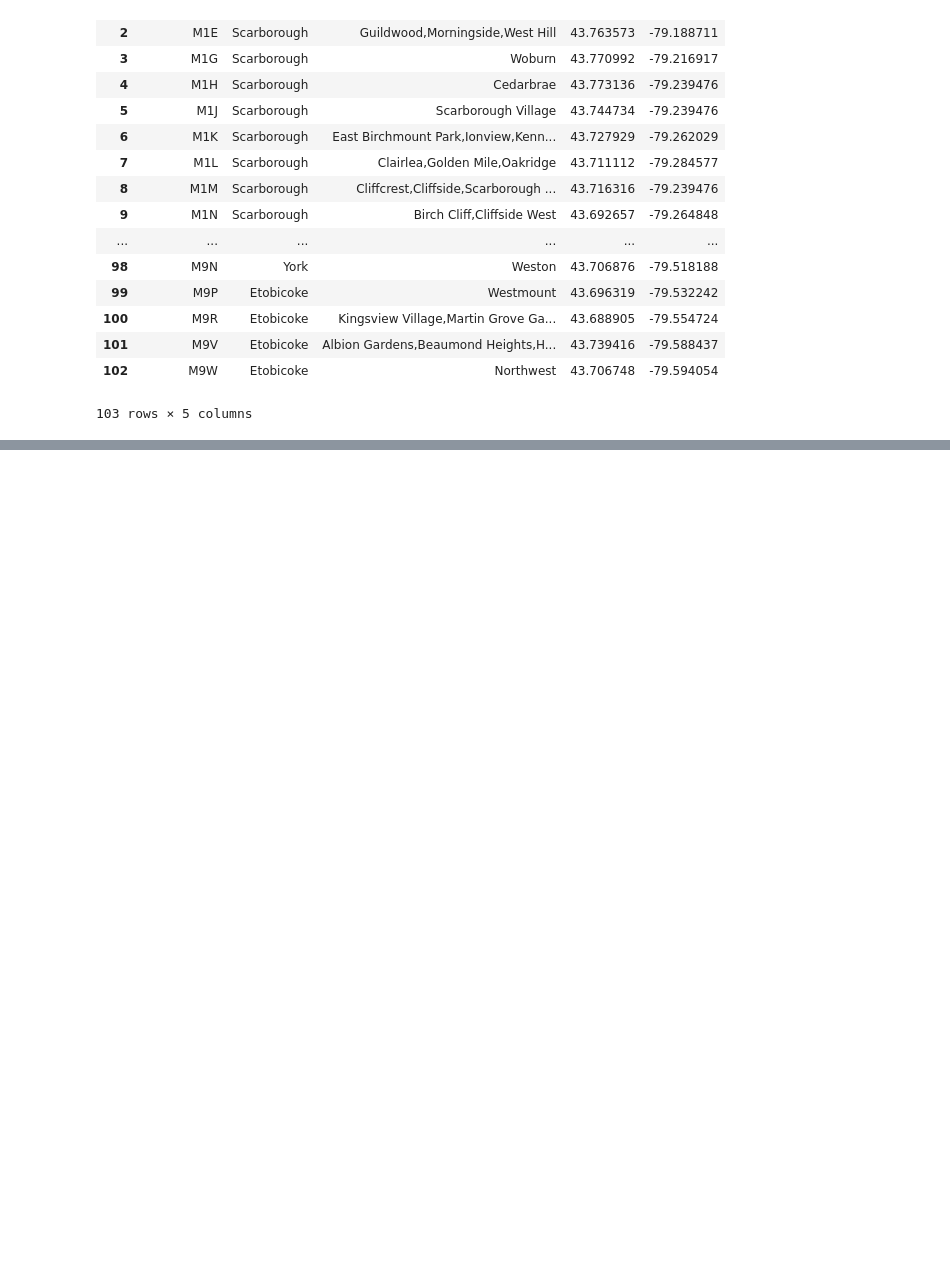
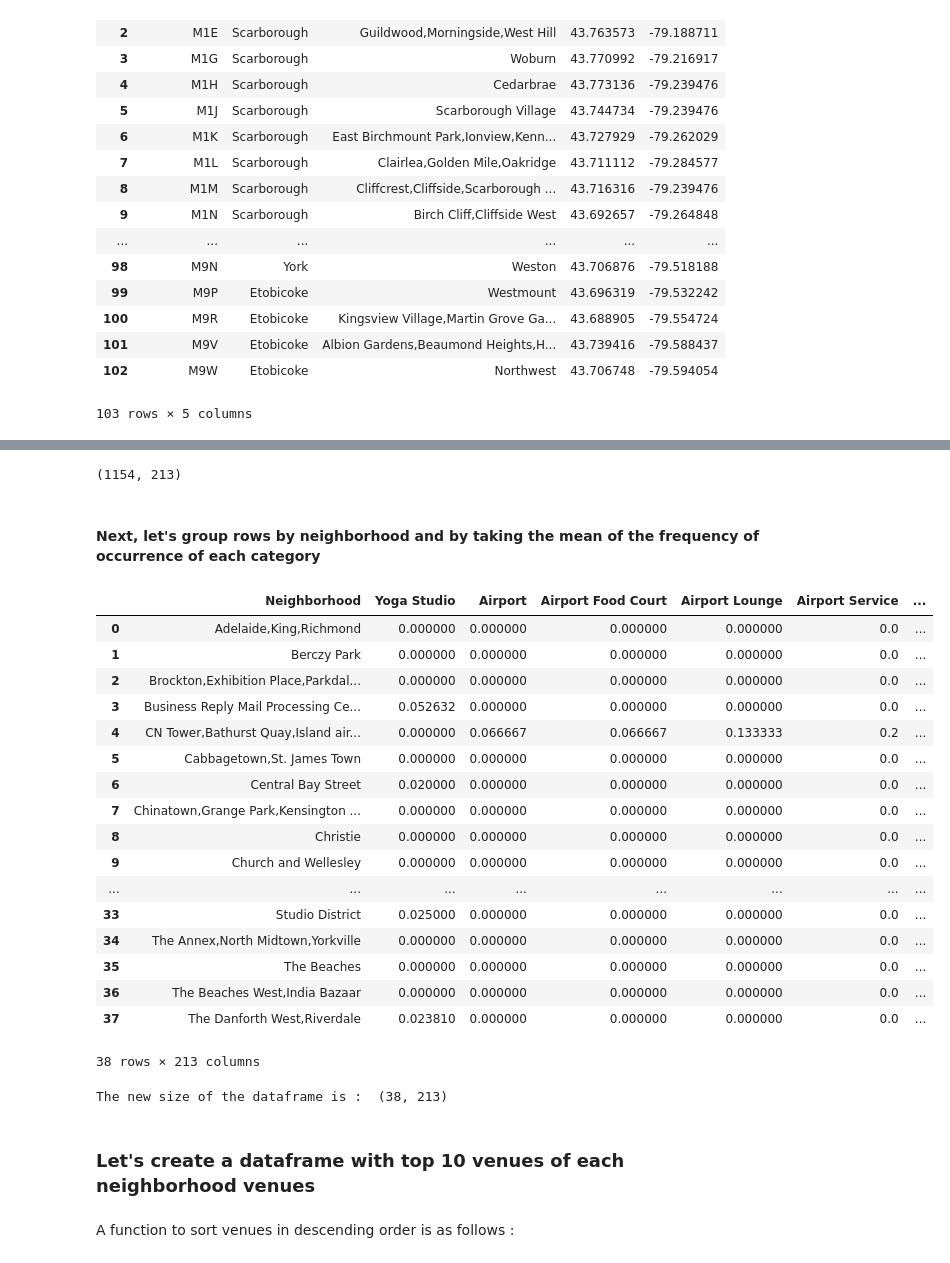
Before and after one commit to sooryar08/Data_Science_Capstone, a Jupyter notebook: Segmenting_and_Clustering_Neighborhoods_in_Toronto.ipynb, the cells around one changed output, grey strips where cells are left out. Cells and saved outputs as stored; diff of their text form; code cells hidden in the pictures; blank space fills up the shorter version.

Commit message:
Clustering of neighborhoods for Boroughs containing the word Toronto

```diff
--- a/Segmenting_and_Clustering_Neighborhoods_in_Toronto.ipynb
+++ b/Segmenting_and_Clustering_Neighborhoods_in_Toronto.ipynb
@@ -147,0 +275,3 @@ location_df
+# %%
+results = requests.get(url).json()
+results
@@ -147,0 +312,18 @@ location_df
+# %%
+from pandas.io.json import json_normalize
+
+venues = results['response']['groups'][0]['items']
+
+nearby_venues = json_normalize(venues) # flatten JSON
+
+# filter columns
+filtered_columns = ['venue.name', 'venue.categories', 'venue.location.lat', 'venue.location.lng']
+nearby_venues =nearby_venues.loc[:, filtered_columns]
+
+# filter the category for each row
+nearby_venues['venue.categories'] = nearby_venues.apply(get_category_type, axis=1)
+
+# clean columns
+nearby_venues.columns = [col.split(".")[-1] for col in nearby_venues.columns]
+
+nearby_venues.head()
@@ -147,0 +384,5 @@ location_df
+# %%
+toronto_borough_venues = getNearbyVenues(names=toronto_boroughs['Neighborhood'],
+                                   latitudes=toronto_boroughs['Latitude'],
+                                   longitudes=toronto_boroughs['Longitude']
+                                  )
@@ -147,0 +446,12 @@ location_df
+# %%
+# one hot encoding
+toronto_onehot = pd.get_dummies(toronto_borough_venues[['Venue Category']], prefix="", prefix_sep="")
+
+# add neighborhood column back to dataframe
+toronto_onehot['Neighborhood'] = toronto_borough_venues['Neighborhood']
+
+# move neighborhood column to the first column
+fixed_columns = [toronto_onehot.columns[-1]] + list(toronto_onehot.columns[:-1])
+toronto_onehot = toronto_onehot[fixed_columns]
+
+toronto_onehot.head()
@@ -147,0 +466,37 @@ location_df
+# %%
+#Let's examine the size of the one-hot encoding
+toronto_onehot.shape
+# %% [output]
+(1154, 213)
+# %% [markdown]
+#### Next, let's group rows by neighborhood and by taking the mean of the frequency of occurrence of each category
+# %%
+toronto_grouped = toronto_onehot.groupby('Neighborhood').mean().reset_index()
+toronto_grouped
+# %% [output]
+|  | Neighborhood | Yoga Studio | Airport | Airport Food Court | Airport Lounge | Airport Service | ... |
+| 0 | Adelaide,King,Richmond | 0.000000 | 0.000000 | 0.000000 | 0.000000 | 0.0 | ... |
+| 1 | Berczy Park | 0.000000 | 0.000000 | 0.000000 | 0.000000 | 0.0 | ... |
+| 2 | Brockton,Exhibition Place,Parkdal... | 0.000000 | 0.000000 | 0.000000 | 0.000000 | 0.0 | ... |
+| 3 | Business Reply Mail Processing Ce... | 0.052632 | 0.000000 | 0.000000 | 0.000000 | 0.0 | ... |
+| 4 | CN Tower,Bathurst Quay,Island air... | 0.000000 | 0.066667 | 0.066667 | 0.133333 | 0.2 | ... |
+| 5 | Cabbagetown,St. James Town | 0.000000 | 0.000000 | 0.000000 | 0.000000 | 0.0 | ... |
+| 6 | Central Bay Street | 0.020000 | 0.000000 | 0.000000 | 0.000000 | 0.0 | ... |
+| 7 | Chinatown,Grange Park,Kensington ... | 0.000000 | 0.000000 | 0.000000 | 0.000000 | 0.0 | ... |
+| 8 | Christie | 0.000000 | 0.000000 | 0.000000 | 0.000000 | 0.0 | ... |
+| 9 | Church and Wellesley | 0.000000 | 0.000000 | 0.000000 | 0.000000 | 0.0 | ... |
+| ... | ... | ... | ... | ... | ... | ... | ... |
+| 33 | Studio District | 0.025000 | 0.000000 | 0.000000 | 0.000000 | 0.0 | ... |
+| 34 | The Annex,North Midtown,Yorkville | 0.000000 | 0.000000 | 0.000000 | 0.000000 | 0.0 | ... |
+| 35 | The Beaches | 0.000000 | 0.000000 | 0.000000 | 0.000000 | 0.0 | ... |
+| 36 | The Beaches West,India Bazaar | 0.000000 | 0.000000 | 0.000000 | 0.000000 | 0.0 | ... |
+| 37 | The Danforth West,Riverdale | 0.023810 | 0.000000 | 0.000000 | 0.000000 | 0.0 | ... |
+38 rows × 213 columns
+# %%
+print("The new size of the dataframe is : ",toronto_grouped.shape)
+# %% [output]
+The new size of the dataframe is :  (38, 213)
+# %% [markdown]
+### Let's create a dataframe with top 10 venues of each neighborhood venues
+# %% [markdown]
+A function to sort venues in descending order is as follows :
```
Also changed, not shown: parts of 42 cells of this notebook.
